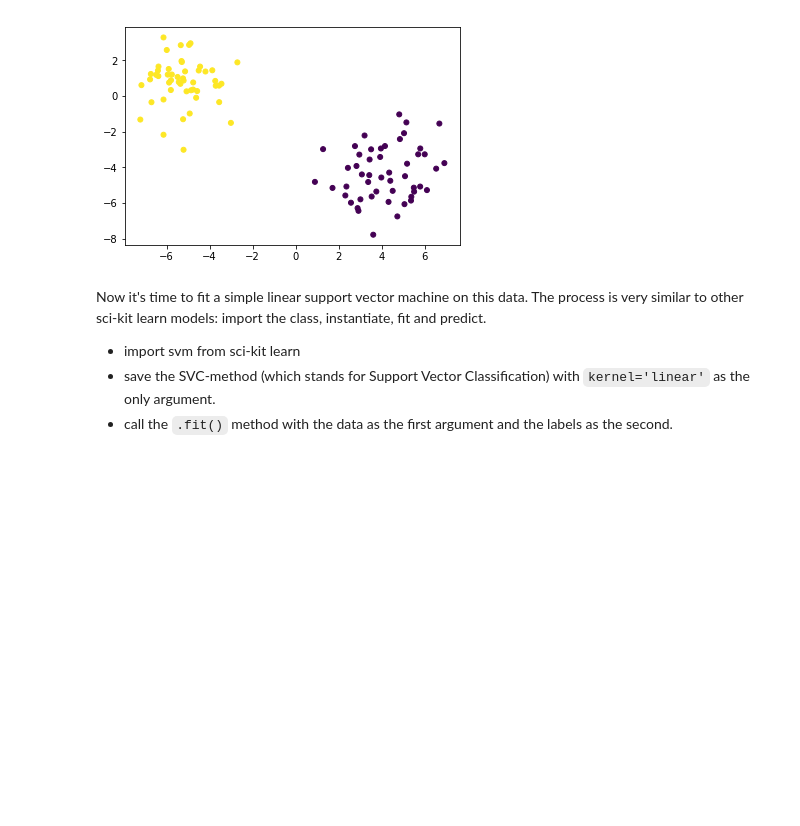
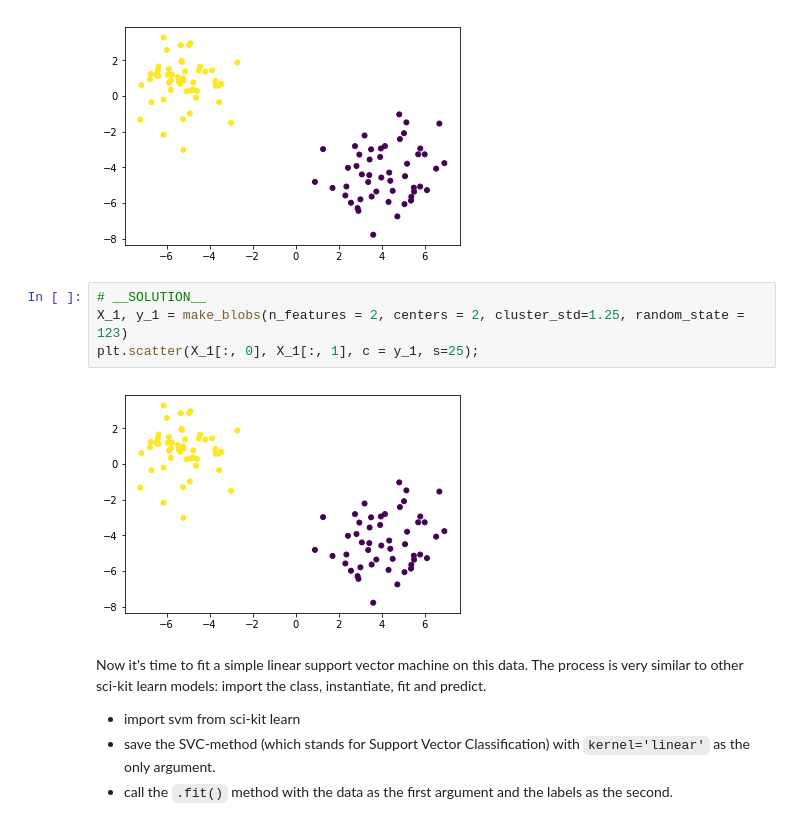
Before and after one commit to learn-co-curriculum/dsc-building-an-svm-using-scikit-learn-lab, a Jupyter notebook: index.ipynb, the cells around one changed output. Drawn from its saved outputs; the diff is of its cells as text; blank space fills up the shorter version.

```diff
--- a/index.ipynb
+++ b/index.ipynb
@@ -59,6 +92,12 @@ X_1, y_1 = make_blobs(n_features = 2, centers = 2, cluster_std=1.25, random_stat
 plt.scatter(X_1[:, 0], X_1[:, 1], c = y_1, s=25);
 # %% [output]
 [figure]
+# %%
+# __SOLUTION__
+X_1, y_1 = make_blobs(n_features = 2, centers = 2, cluster_std=1.25, random_state = 123)
+plt.scatter(X_1[:, 0], X_1[:, 1], c = y_1, s=25);
+# %% [output]
+[figure, added]
 # %% [markdown]
 Now it's time to fit a simple linear support vector machine on this data. The process is very similar to other sci-kit learn models: import the class, instantiate, fit and predict.
 - import svm from sci-kit learn
```
Also changed, not shown: parts of 19 cells of this notebook, 19 other files.
